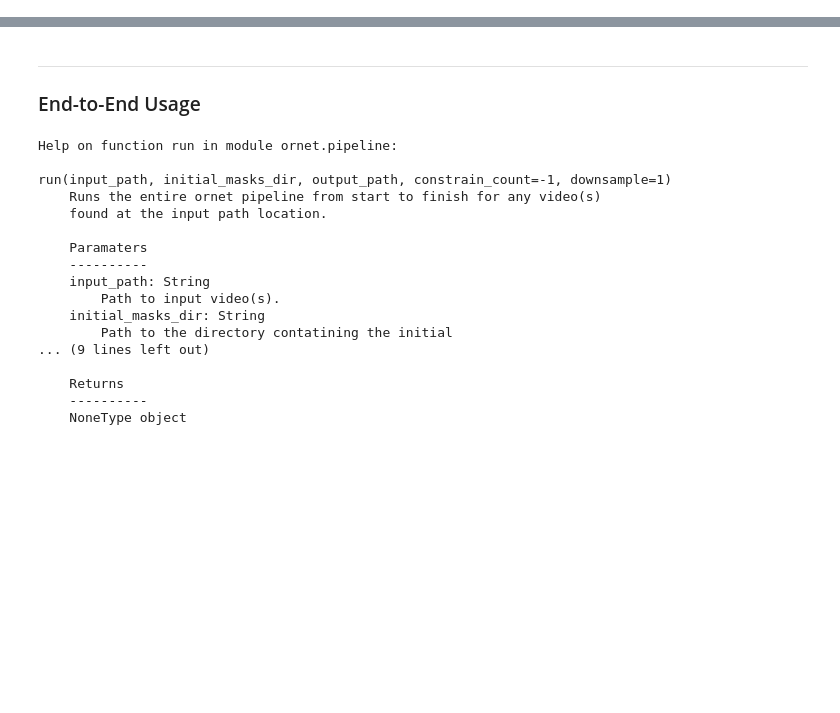
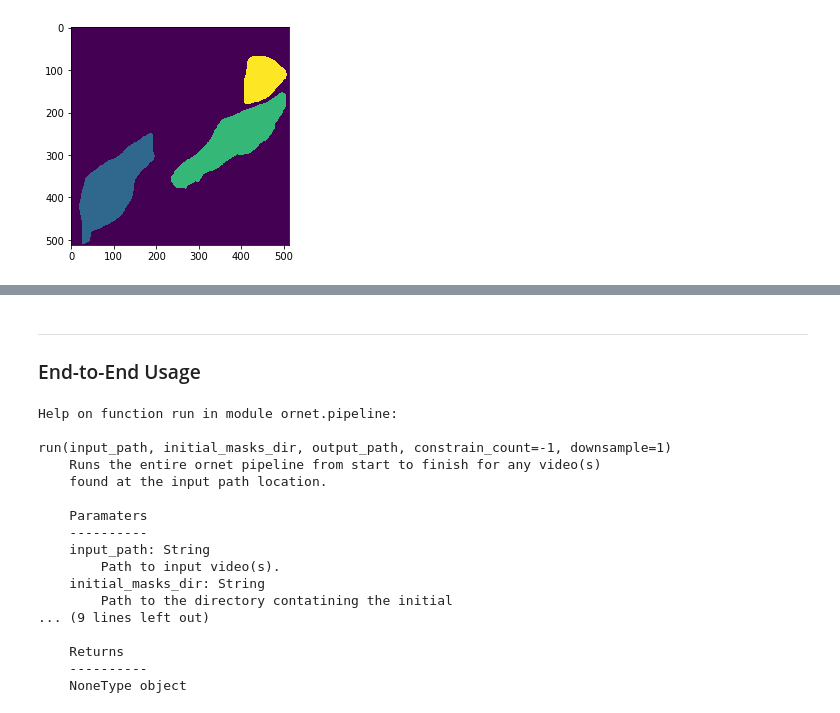
Before and after one commit to Marcdh3/SciPy-2020, a Jupyter notebook: notebooks/Spectral Analysis of Mitochondrial Dynamics Poster.ipynb, the cells around one changed output, grey strips where cells are left out. Cells and saved outputs as stored; diff of their text form; code cells hidden in the pictures; blank space fills up the shorter version.

```diff
--- a/notebooks/Spectral Analysis of Mitochondrial Dynamics Poster.ipynb
+++ b/notebooks/Spectral Analysis of Mitochondrial Dynamics Poster.ipynb
@@ -74,0 +81,9 @@ Clone the repository, follow all installation steps detailed in the README, and
+# %%
+import os
+import numpy as np
+from ornet.pipeline import constrain_vid
+
+original_vid_path = '../samples/llo/llo.mp4'
+constrained_vid_path = '../outputs/constrained_vid.mp4'
+
+constrain_vid(original_vid_path, output_vid_path, 20000)
@@ -115,0 +106,8 @@ Reduces noise in the microscopy videos by preprocessing every frame in the video
+# %%
+initial_mask = '../samples/llo/llo.vtk'
+full_vid_masks_path = '../outputs/llo_full_masks.npy'
+
+masks = track_cells(constrained_vid_path, initial_mask, show_video=True)
+np.save(full_vid_masks_path, masks)
+# %% [output]
+[figure, added]
```
Also changed, not shown: parts of 6 cells of this notebook, 2 other files.
